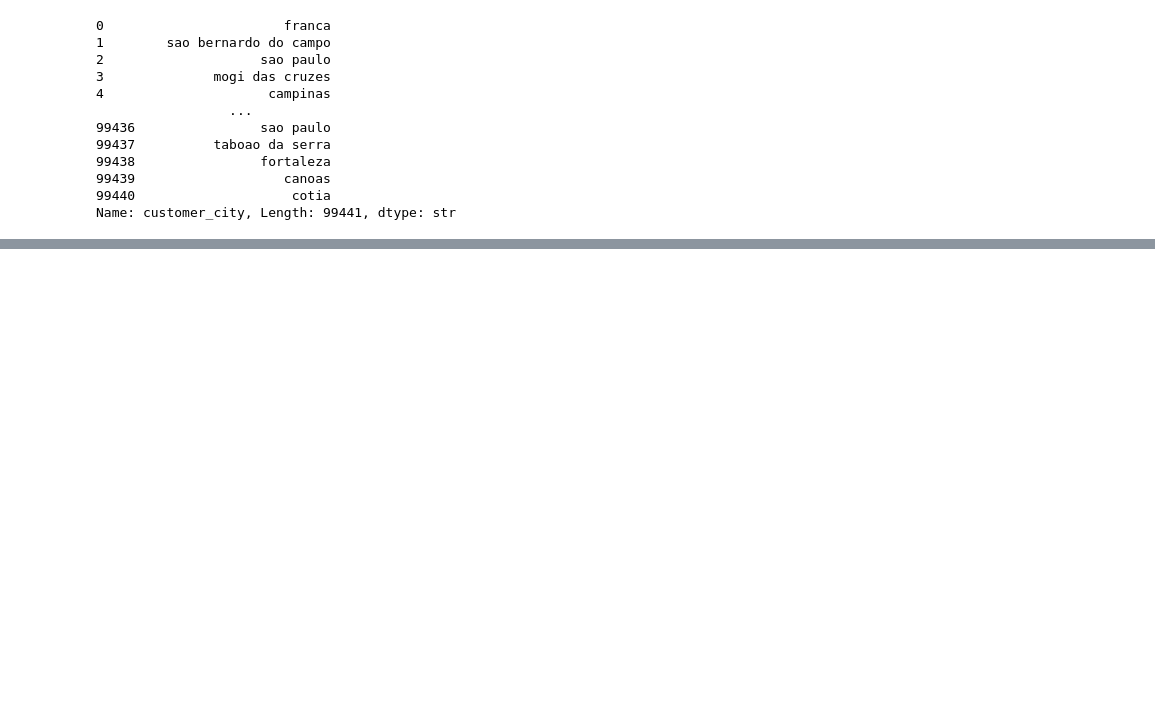
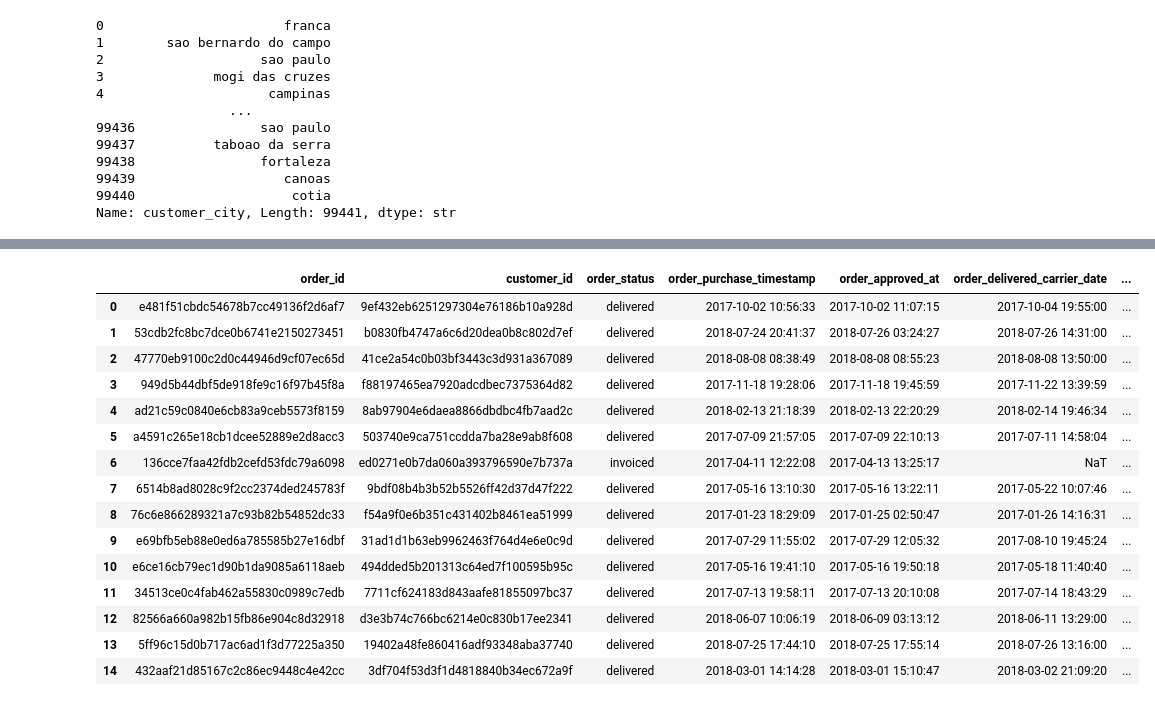
Before and after one commit to britovinicius1/review_pandas, a Jupyter notebook: analises.ipynb, the cells around one changed output, grey strips where cells are left out. Saved outputs shown, nothing was run; the diff lists cells and outputs as text; code cells hidden in the pictures; blank space fills up the shorter version.

```diff
--- a/analises.ipynb
+++ b/analises.ipynb
@@ -378,0 +412,5 @@ Name: customer_city, Length: 99441, dtype: str
+# %%
+orders["ano_compra"] = orders["order_purchase_timestamp"].dt.year
+orders["mes_compra"] = orders["order_purchase_timestamp"].dt.month
+orders["dia_semana"] = orders["order_purchase_timestamp"].dt.day_of_week
+orders["hora_compra"] = orders["order_purchase_timestamp"].dt.hour
@@ -378,0 +426,3 @@ Name: customer_city, Length: 99441, dtype: str
+# %%
+orders["data_compra"] = pd.to_datetime(orders["order_purchase_timestamp"])
+orders["data_entrega"] = pd.to_datetime(orders["order_delivered_customer_date"])
@@ -378,0 +438,2 @@ Name: customer_city, Length: 99441, dtype: str
+# %%
+orders["lead_time"] = (orders["data_entrega"] - orders["data_compra"]).dt.days
@@ -378,0 +456,21 @@ Name: customer_city, Length: 99441, dtype: str
+# %%
+orders["lead_time"] = orders["lead_time"].fillna(0)
+# %%
+orders.head(15)
+# %% [output]
+|  | order_id | customer_id | order_status | order_purchase_timestamp | order_approved_at | order_delivered_carrier_date | ... |
+| 0 | e481f51cbdc54678b7cc49136f2d6af7 | 9ef432eb6251297304e76186b10a928d | delivered | 2017-10-02 10:56:33 | 2017-10-02 11:07:15 | 2017-10-04 19:55:00 | ... |
+| 1 | 53cdb2fc8bc7dce0b6741e2150273451 | b0830fb4747a6c6d20dea0b8c802d7ef | delivered | 2018-07-24 20:41:37 | 2018-07-26 03:24:27 | 2018-07-26 14:31:00 | ... |
+| 2 | 47770eb9100c2d0c44946d9cf07ec65d | 41ce2a54c0b03bf3443c3d931a367089 | delivered | 2018-08-08 08:38:49 | 2018-08-08 08:55:23 | 2018-08-08 13:50:00 | ... |
+| 3 | 949d5b44dbf5de918fe9c16f97b45f8a | f88197465ea7920adcdbec7375364d82 | delivered | 2017-11-18 19:28:06 | 2017-11-18 19:45:59 | 2017-11-22 13:39:59 | ... |
+| 4 | ad21c59c0840e6cb83a9ceb5573f8159 | 8ab97904e6daea8866dbdbc4fb7aad2c | delivered | 2018-02-13 21:18:39 | 2018-02-13 22:20:29 | 2018-02-14 19:46:34 | ... |
+| 5 | a4591c265e18cb1dcee52889e2d8acc3 | 503740e9ca751ccdda7ba28e9ab8f608 | delivered | 2017-07-09 21:57:05 | 2017-07-09 22:10:13 | 2017-07-11 14:58:04 | ... |
+| 6 | 136cce7faa42fdb2cefd53fdc79a6098 | ed0271e0b7da060a393796590e7b737a | invoiced | 2017-04-11 12:22:08 | 2017-04-13 13:25:17 | NaT | ... |
+| 7 | 6514b8ad8028c9f2cc2374ded245783f | 9bdf08b4b3b52b5526ff42d37d47f222 | delivered | 2017-05-16 13:10:30 | 2017-05-16 13:22:11 | 2017-05-22 10:07:46 | ... |
+| 8 | 76c6e866289321a7c93b82b54852dc33 | f54a9f0e6b351c431402b8461ea51999 | delivered | 2017-01-23 18:29:09 | 2017-01-25 02:50:47 | 2017-01-26 14:16:31 | ... |
+| 9 | e69bfb5eb88e0ed6a785585b27e16dbf | 31ad1d1b63eb9962463f764d4e6e0c9d | delivered | 2017-07-29 11:55:02 | 2017-07-29 12:05:32 | 2017-08-10 19:45:24 | ... |
+| 10 | e6ce16cb79ec1d90b1da9085a6118aeb | 494dded5b201313c64ed7f100595b95c | delivered | 2017-05-16 19:41:10 | 2017-05-16 19:50:18 | 2017-05-18 11:40:40 | ... |
+| 11 | 34513ce0c4fab462a55830c0989c7edb | 7711cf624183d843aafe81855097bc37 | delivered | 2017-07-13 19:58:11 | 2017-07-13 20:10:08 | 2017-07-14 18:43:29 | ... |
+| 12 | 82566a660a982b15fb86e904c8d32918 | d3e3b74c766bc6214e0c830b17ee2341 | delivered | 2018-06-07 10:06:19 | 2018-06-09 03:13:12 | 2018-06-11 13:29:00 | ... |
+| 13 | 5ff96c15d0b717ac6ad1f3d77225a350 | 19402a48fe860416adf93348aba37740 | delivered | 2018-07-25 17:44:10 | 2018-07-25 17:55:14 | 2018-07-26 13:16:00 | ... |
+| 14 | 432aaf21d85167c2c86ec9448c4e42cc | 3df704f53d3f1d4818840b34ec672a9f | delivered | 2018-03-01 14:14:28 | 2018-03-01 15:10:47 | 2018-03-02 21:09:20 | ... |
```
Also changed, not shown: parts of 40 cells of this notebook.
